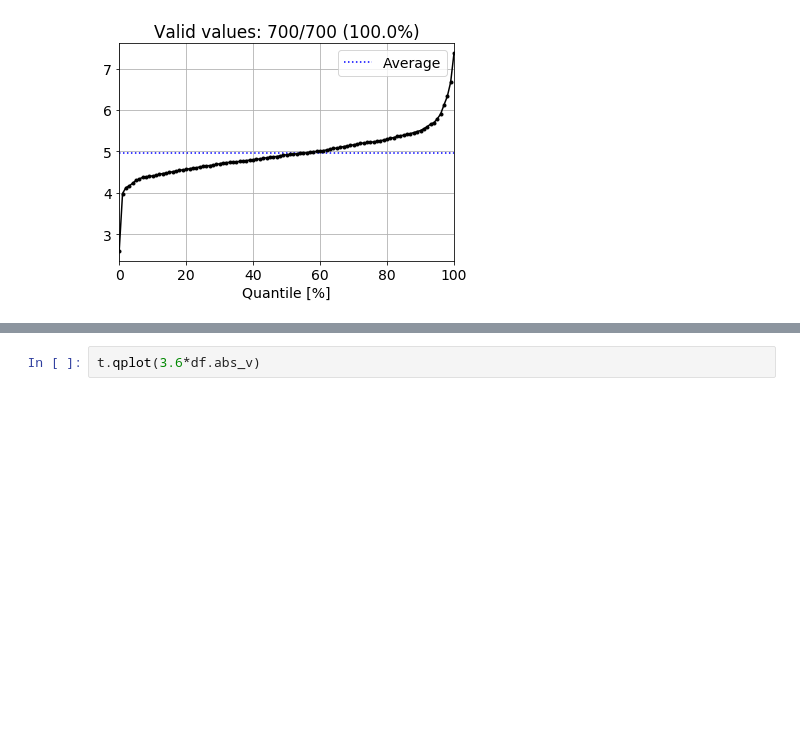
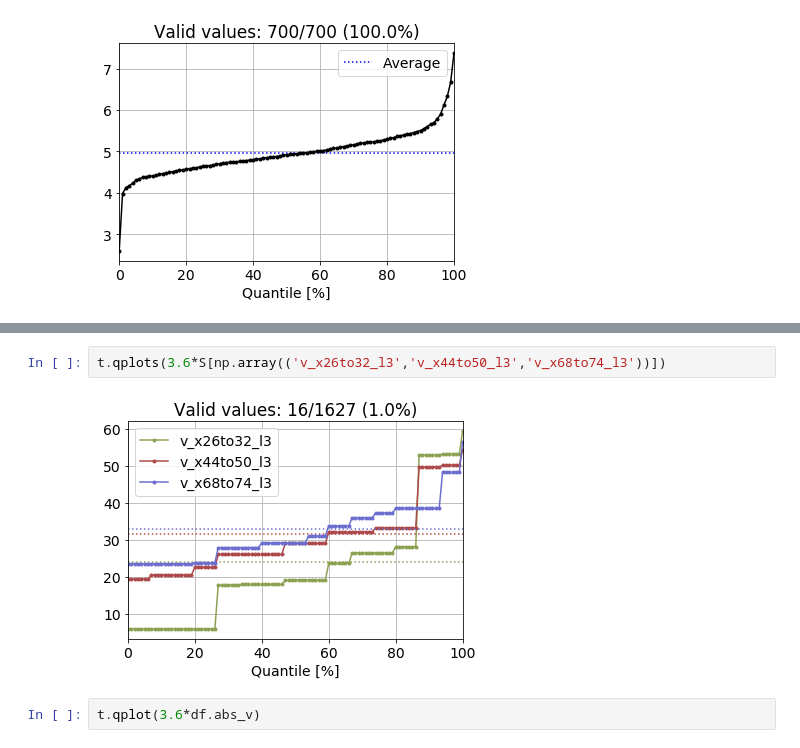
Before and after one commit to ido90/AyalonRoad, a Jupyter notebook: Analyzer/Basic Processing.ipynb, the cells around one changed output, grey strips where cells are left out. Saved outputs shown, nothing was run; the diff lists cells and outputs as text; blank space fills up the shorter version.

```diff
--- a/Analyzer/Basic Processing.ipynb
+++ b/Analyzer/Basic Processing.ipynb
@@ -209,3 +211,7 @@ t.qplots(3.6*S[np.array(('v_x44to50_l5','vx_x44to50_l5','vy_x44to50_l5'))])
+# %%
+t.qplots(3.6*S[np.array(('v_x26to32_l3','v_x44to50_l3','v_x68to74_l3'))])
+# %% [output]
+[figure, added]
 # %%
 t.qplot(3.6*df.abs_v)
 # %% [output]
```
Also changed, not shown: parts of 17 cells of this notebook, 1 other file.
